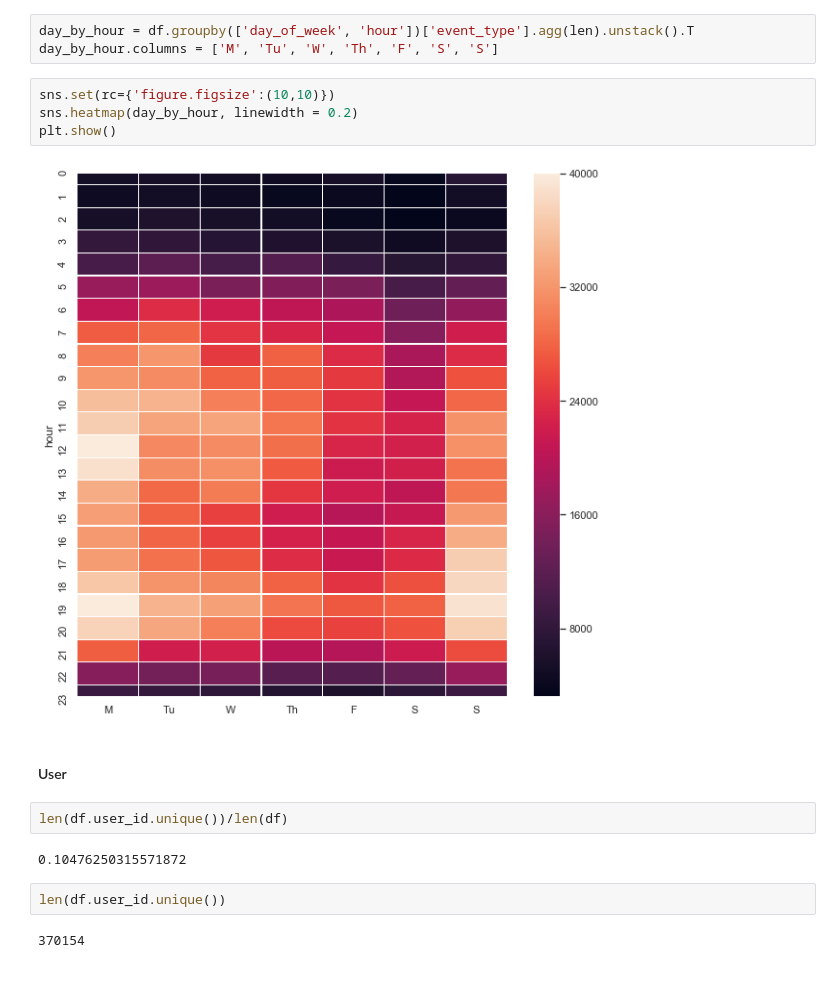
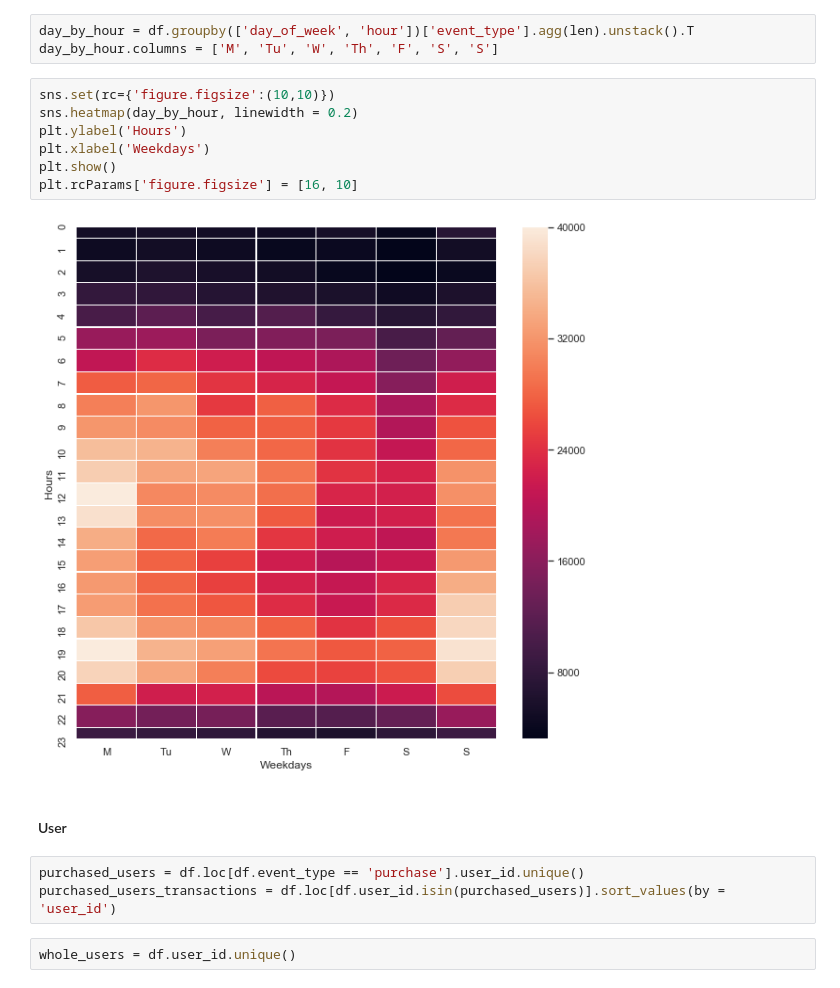
Before and after one commit to seonnyseo/data_analysis, a Jupyter notebook: ecommerce_cosmetic/notebook/eda.ipynb, the cells around one changed output. Saved outputs shown, nothing was run; the diff lists cells and outputs as text.

```diff
--- a/ecommerce_cosmetic/notebook/eda.ipynb
+++ b/ecommerce_cosmetic/notebook/eda.ipynb
@@ -363,16 +364,16 @@ day_by_hour.columns = ['M', 'Tu', 'W', 'Th', 'F', 'S', 'S']
 # %%
 sns.set(rc={'figure.figsize':(10,10)})
 sns.heatmap(day_by_hour, linewidth = 0.2)
+plt.ylabel('Hours')
+plt.xlabel('Weekdays')
 plt.show()
+plt.rcParams['figure.figsize'] = [16, 10]
 # %% [output]
-[figure, old version]
+[figure, new version]
 # %% [markdown]
 #### User
+# %%
+purchased_users = df.loc[df.event_type == 'purchase'].user_id.unique()
+purchased_users_transactions = df.loc[df.user_id.isin(purchased_users)].sort_values(by = 'user_id')
 # %%
-len(df.user_id.unique())/len(df)
+whole_users = df.user_id.unique()
-# %% [output]
-0.10476250315571872
-# %%
-len(df.user_id.unique())
-# %% [output]
-370154
```
Also changed, not shown: parts of 25 cells of this notebook.
